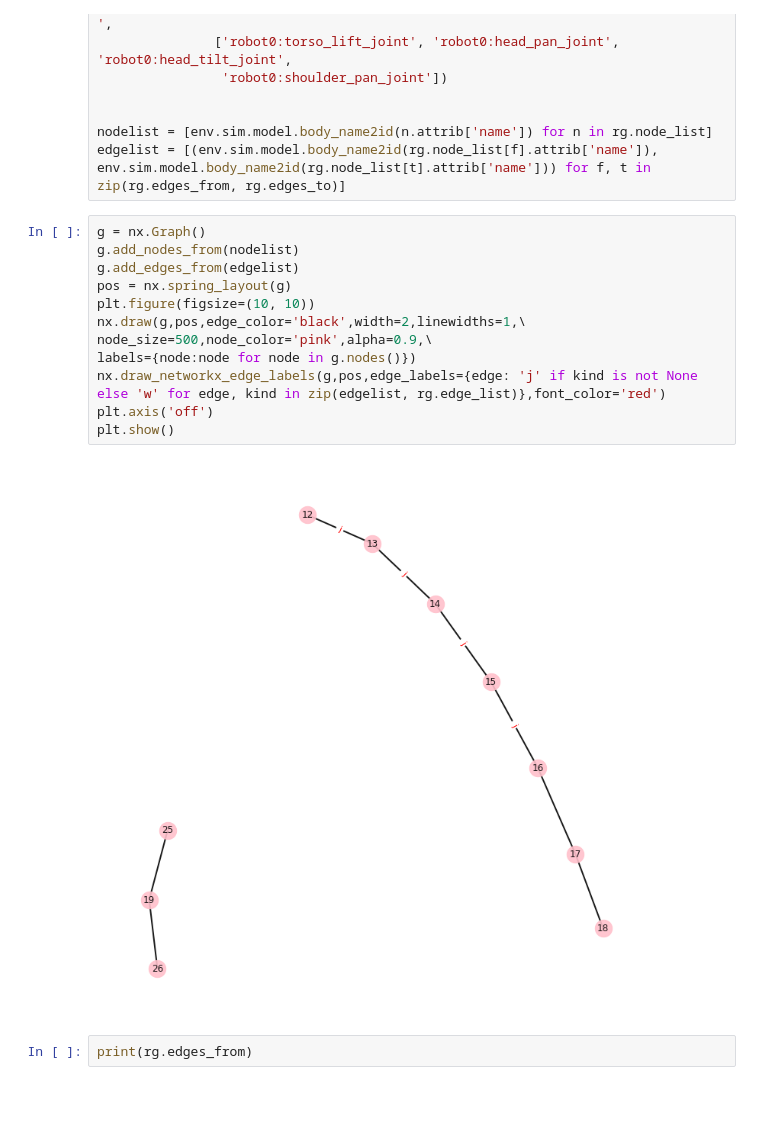
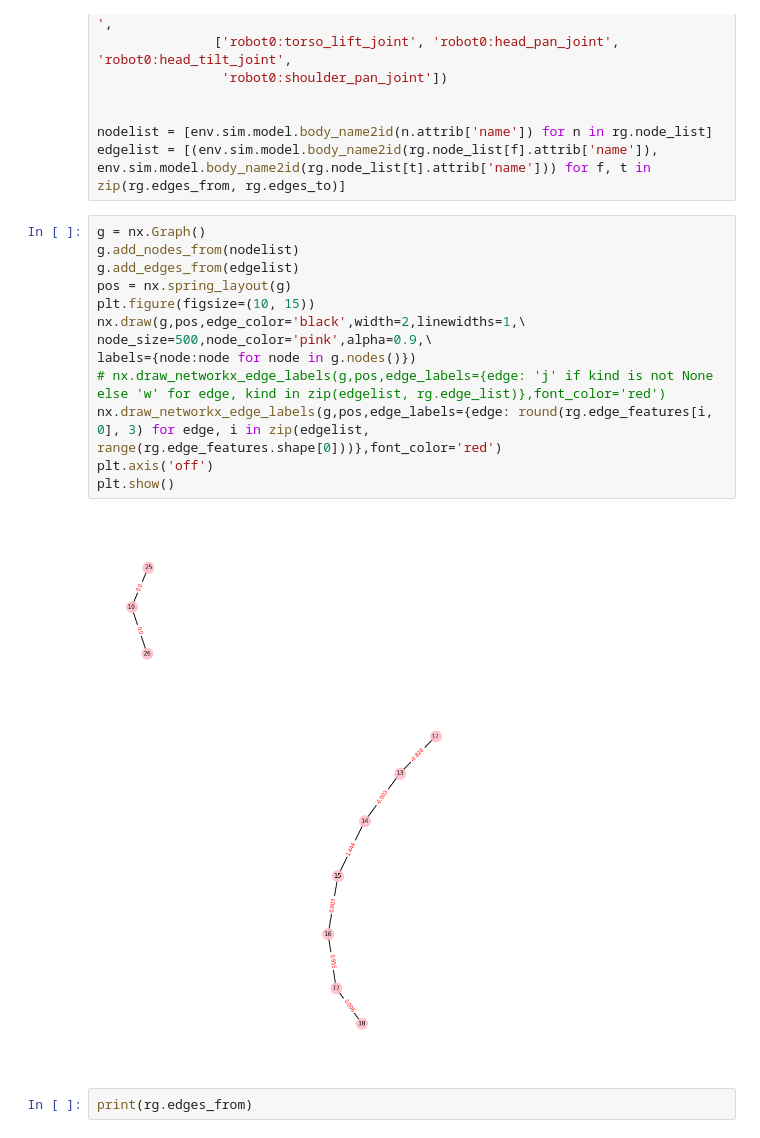
Before and after one commit to MehranTaghian/SAC_GCN, a Jupyter notebook: RobotGraphModel/GraphVisualization.ipynb, the cells around one changed output. Drawn from its saved outputs; the diff is of its cells as text; blank space fills up the shorter version.

```diff
--- a/RobotGraphModel/GraphVisualization.ipynb
+++ b/RobotGraphModel/GraphVisualization.ipynb
@@ -18,17 +18,18 @@ edgelist = [(env.sim.model.body_name2id(rg.node_list[f].attrib['name']), env.sim
 # %%
 g = nx.Graph()
 g.add_nodes_from(nodelist)
 g.add_edges_from(edgelist)
 pos = nx.spring_layout(g)
-plt.figure(figsize=(10, 10))
+plt.figure(figsize=(10, 15))
 nx.draw(g,pos,edge_color='black',width=2,linewidths=1,\
 node_size=500,node_color='pink',alpha=0.9,\
 labels={node:node for node in g.nodes()})
-nx.draw_networkx_edge_labels(g,pos,edge_labels={edge: 'j' if kind is not None else 'w' for edge, kind in zip(edgelist, rg.edge_list)},font_color='red')
+# nx.draw_networkx_edge_labels(g,pos,edge_labels={edge: 'j' if kind is not None else 'w' for edge, kind in zip(edgelist, rg.edge_list)},font_color='red')
+nx.draw_networkx_edge_labels(g,pos,edge_labels={edge: round(rg.edge_features[i, 0], 3) for edge, i in zip(edgelist, range(rg.edge_features.shape[0]))},font_color='red')
 plt.axis('off')
 plt.show()
 # %% [output]
-[figure, old version]
+[figure, new version]
 # %%
 print(rg.edges_from)
 # %% [output]
```
Also changed, not shown: 3 other files.
